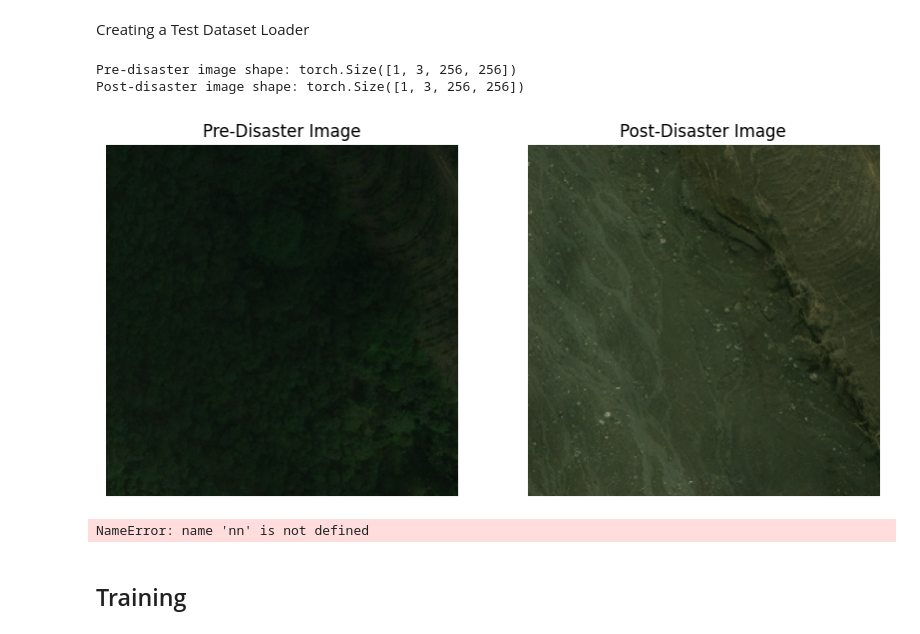
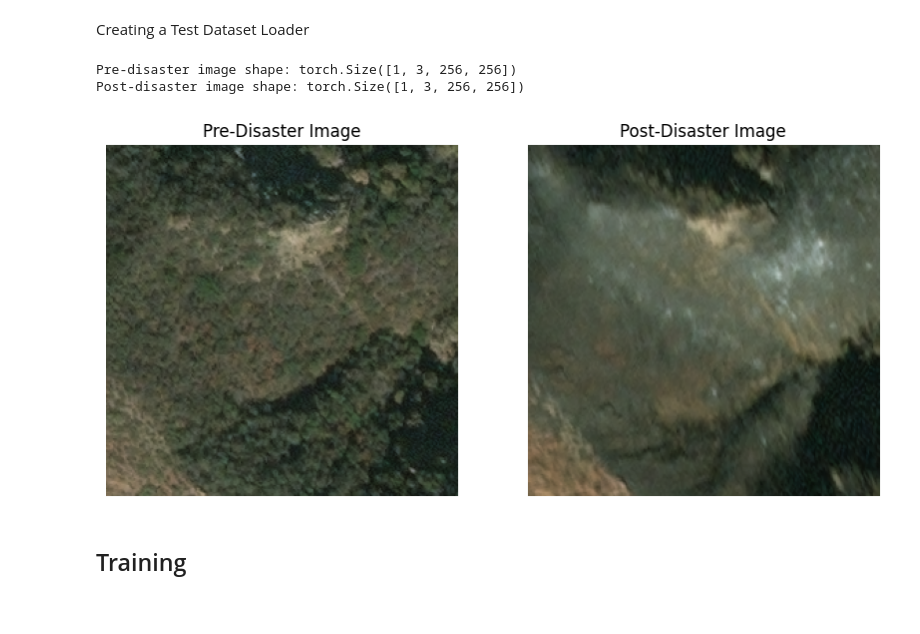
Before and after one commit to p-vinh/Disaster-Scenario-Sim, a Jupyter notebook: model/starGAN.ipynb, the cells around one changed output. Drawn from its saved outputs; the diff is of its cells as text; code cells hidden in the pictures.

```diff
--- a/model/starGAN.ipynb
+++ b/model/starGAN.ipynb
@@ -166,42 +165,41 @@ Creating a Test Dataset Loader
 test_dir = os.path.abspath(os.path.join(base_dir, "..", "test"))
 
 test_transform = transforms.Compose([
-    transforms.Resize((256, 256)),
     transforms.ToTensor(),
-    transforms.Normalize(0.5, 0.5)
+    transforms.Normalize((0.5,), (0.5,))
 ])
 
 image_dir = os.path.join(test_dir, 'images')
 label_dir = os.path.join(test_dir, 'labels')
 test_dataset = DisasterDataset(image_dir, label_dir, transform=test_transform)
 test_dataloader = DataLoader(
     test_dataset,
     batch_size=1,
-    shuffle=False,
+    shuffle=True,
     num_workers=2
 )
 
 pre_image, post_image, _, _ = next(iter(test_dataloader))
 
 print(f"Pre-disaster image shape: {pre_image.shape}")
 print(f"Post-disaster image shape: {post_image.shape}")
 
 
 plt.figure(figsize=(10, 5))
 plt.subplot(1, 2, 1)
 plt.title("Pre-Disaster Image")
 plt.imshow(pre_image[0].permute(1, 2, 0).numpy() * 0.5 + 0.5)  # De-normalize for visualization
 plt.axis("off")
 
 plt.subplot(1, 2, 2)
 plt.title("Post-Disaster Image")
 plt.imshow(post_image[0].permute(1, 2, 0).numpy() * 0.5 + 0.5)  # De-normalize for visualization
 plt.axis("off")
 plt.show()
 # %% [output]
 Pre-disaster image shape: torch.Size([1, 3, 256, 256])
 Post-disaster image shape: torch.Size([1, 3, 256, 256])
-[figure, old version]
+[figure, new version]
 # %%
 class ResidualBlock(nn.Module):
     def __init__(self, channels, dropout=0.5):
@@ -245,13 +243,11 @@ class Generator(nn.Module):
     def forward(self, x, c):
         # build attribute map and concat
         B,C,H,W = x.shape[0], x.shape[1], x.shape[2], x.shape[3]
-        c_onehot = F.one_hot(c, num_classes=self.attr_dim).float()
+        c_onehot = F.one_hot(c, num_classes=self.attr_dim).float().to(x.device)
         c_map = c_onehot.view(B, -1, 1, 1).expand(B, self.attr_dim, H, W)
         h = self.enc(torch.cat([x, c_map], dim=1))
         h = self.res_blocks(h)
         return self.dec(h)
-# %% [output]
-NameError: name 'nn' is not defined
 # %%
 class Discriminator(nn.Module):
     """
```
Also changed, not shown: parts of 8 cells of this notebook, 8 other files.
